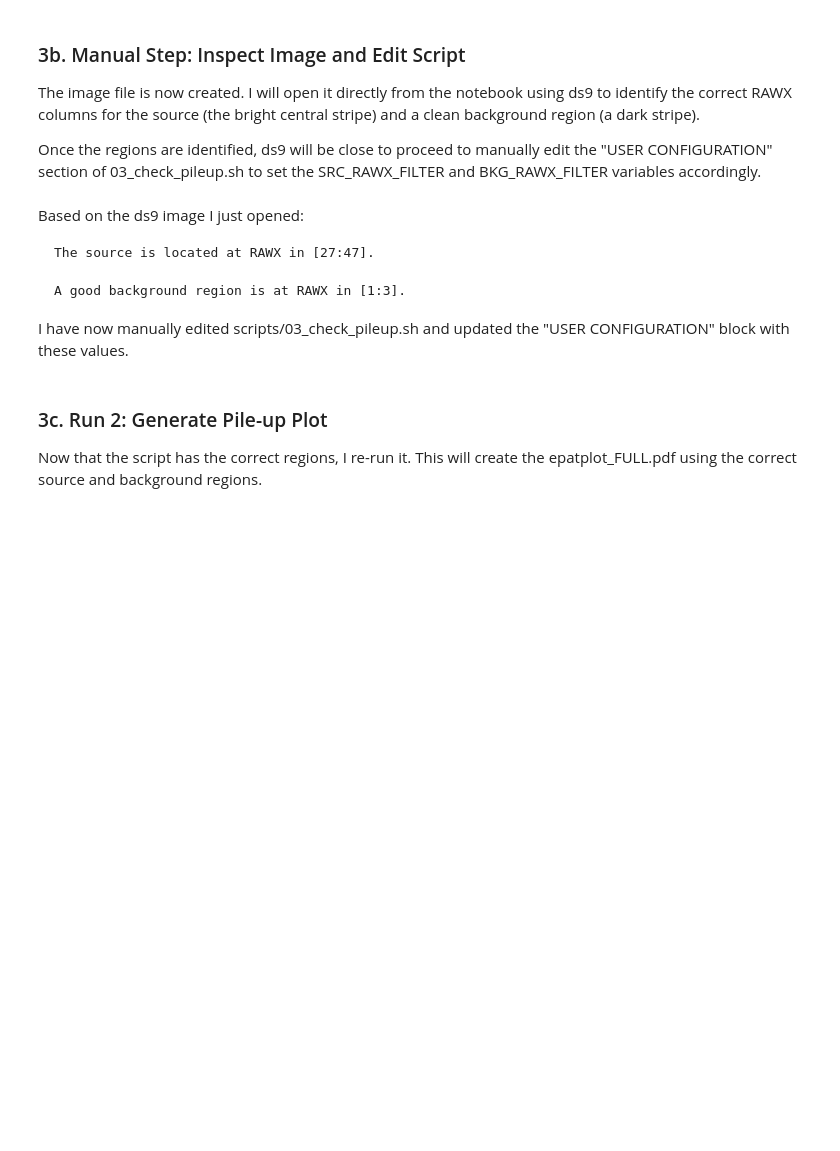
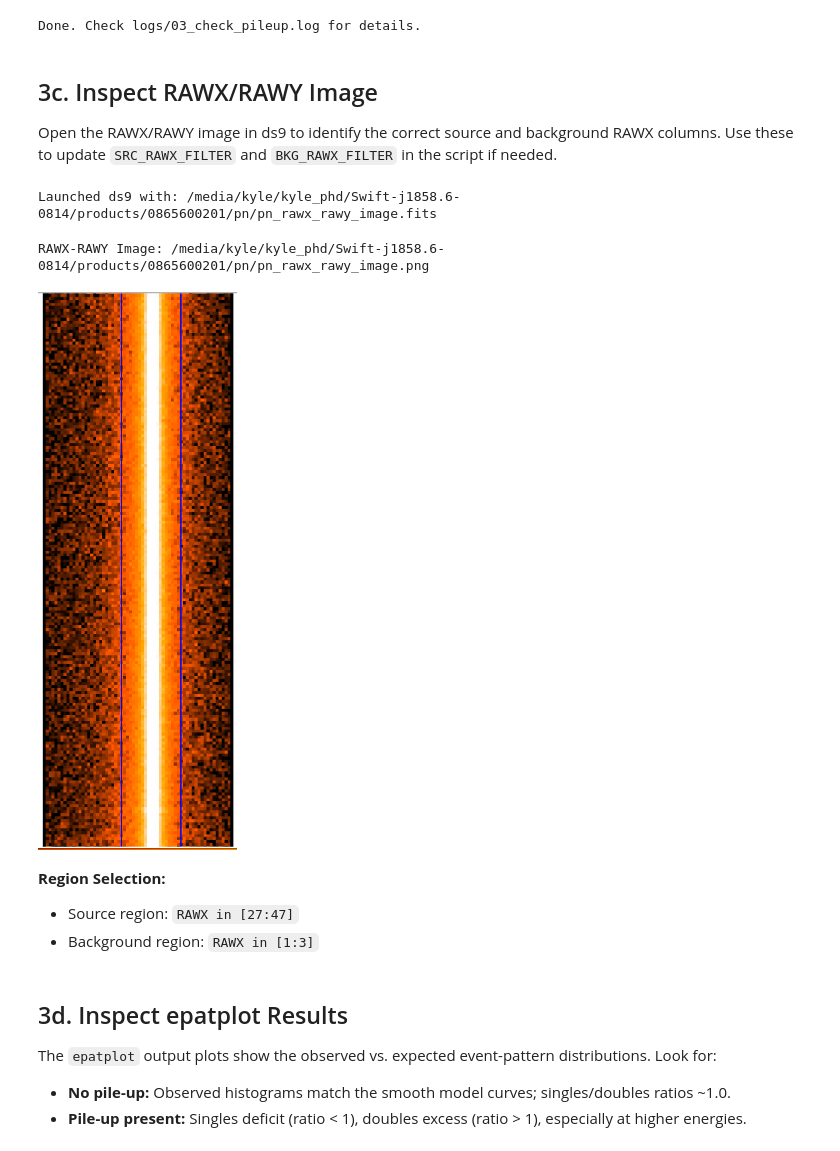
Before and after one commit to KSSolomons/Swift-j1858.6-0814, a Jupyter notebook: notebooks/(03)pile_up_check.ipynb, the cells around one changed output. Saved outputs shown, nothing was run; the diff lists cells and outputs as text; code cells hidden in the pictures; blank space fills up the shorter version.

```diff
--- a/notebooks/(03)pile_up_check.ipynb
+++ b/notebooks/(03)pile_up_check.ipynb
@@ -25,24 +29,24 @@ Workflow:
 # %%
 import os
+import subprocess
 from IPython.display import Image, display
 
+# --- Environment ---
+os.environ['PROJECT_ROOT'] = '/media/kyle/kyle_phd/Swift-j1858.6-0814'
+os.environ['OBSID'] = '0865600201'
 
-os.environ['PROJECT_ROOT'] = '/media/kyle/kyle_phd/Swift-j1858.6-0814/'
-os.environ['OBSID'] = '/0865600201'
+# --- Derived Paths ---
+project_root = os.environ['PROJECT_ROOT']
+obsid = os.environ['OBSID']
 
-
-# Get Project Root and ObsID from the environment (set in Cell 2)
-project_root = os.environ.get('PROJECT_ROOT')
-obsid = os.environ.get('OBSID')
-
-# Define paths
 pn_dir = f"{project_root}/products/{obsid}/pn"
 pu_dir = f"{pn_dir}/pile_up"
-image_file_path = f"{pn_dir}/pn_rawx_rawy_image.fits"
-image_file_path_png = f"{pn_dir}/pn_rawx_rawy_image.png"
-full_plot_path = f"{pu_dir}/epatplot_FULL.jpg"
+
+image_file_fits = f"{pn_dir}/pn_rawx_rawy_image.fits"
+image_file_png  = f"{pn_dir}/pn_rawx_rawy_image.png"
+full_plot_path    = f"{pu_dir}/epatplot_FULL.jpg"
 excised_plot_path = f"{pu_dir}/epatplot_EXCISED.jpg"
 
-print(f"Products will be in: {pn_dir}")
-print(f"Plots will be in: {pu_dir}")
+print(f"Products dir : {pn_dir}")
+print(f"Pile-up plots: {pu_dir}")
 # %% [output]
@@ -55,30 +65,36 @@ First, I run the script with its default settings. The main goal is to generate
 # %%
 !../scripts/03_check_pileup.sh > logs/03_check_pileup.log 2>&1
+print("Done. Check logs/03_check_pileup.log for details.")
+# %% [output]
+Done. Check logs/03_check_pileup.log for details.
 # %% [markdown]
-### 3b. Manual Step: Inspect Image and Edit Script
+## 3c. Inspect RAWX/RAWY Image
 
-The image file is now created. I will open it directly from the notebook using ds9 to identify the correct RAWX columns for the source (the bright central stripe) and a clean background region (a dark stripe).
-
-Once the regions are identified, ds9 will be close to proceed to manually edit the "USER CONFIGURATION" section of 03_check_pileup.sh to set the SRC_RAWX_FILTER and BKG_RAWX_FILTER variables accordingly.
+Open the RAWX/RAWY image in ds9 to identify the correct source and background RAWX columns. Use these to update `SRC_RAWX_FILTER` and `BKG_RAWX_FILTER` in the script if needed.
 # %%
-!ds9 ${PROJECT_ROOT}/products/${OBSID}/pn/pn_rawx_rawy_image.fits -zoom to fit
+subprocess.Popen(['ds9', image_file_fits, '-zoom', 'to', 'fit'])
+print(f"Launched ds9 with: {image_file_fits}")
+# %% [output]
+Launched ds9 with: /media/kyle/kyle_phd/Swift-j1858.6-0814/products/0865600201/pn/pn_rawx_rawy_image.fits
 # %%
-# Load and display the ds9 image as PNG (screenshot)
-if os.path.exists(image_file_path_png):
-    print(f"Displaying RAWX-RAWY Image: {image_file_path_png}")
-    display(Image(filename=image_file_path_png, width=500))
+# Display the saved PNG screenshot (if available)
+if os.path.exists(image_file_png):
+    print(f"RAWX-RAWY Image: {image_file_png}")
+    display(Image(filename=image_file_png, width=500))
 else:
-    print(f"ERROR: Image not found at {image_file_path_png}")
+    print(f"No PNG screenshot found at {image_file_png}")
+    print("Use the ds9 cell above to inspect the FITS image directly.")
+# %% [output]
+RAWX-RAWY Image: /media/kyle/kyle_phd/Swift-j1858.6-0814/products/0865600201/pn/pn_rawx_rawy_image.png
+[figure, added]
 # %% [markdown]
-Based on the ds9 image I just opened:
-
-    The source is located at RAWX in [27:47].
-
-    A good background region is at RAWX in [1:3].
-
-I have now manually edited scripts/03_check_pileup.sh and updated the "USER CONFIGURATION" block with these values.
+**Region Selection:**
+- Source region: `RAWX in [27:47]`
+- Background region: `RAWX in [1:3]`
 # %% [markdown]
-### 3c. Run 2: Generate Pile-up Plot
+## 3d. Inspect epatplot Results
 
-Now that the script has the correct regions, I re-run it. This will create the epatplot_FULL.pdf using the correct source and background regions.
+The `epatplot` output plots show the observed vs. expected event-pattern distributions. Look for:
+- **No pile-up:** Observed histograms match the smooth model curves; singles/doubles ratios ~1.0.
+- **Pile-up present:** Singles deficit (ratio < 1), doubles excess (ratio > 1), especially at higher energies.
 # %%
```
Also changed, not shown: parts of 11 cells of this notebook, 9 other files.
